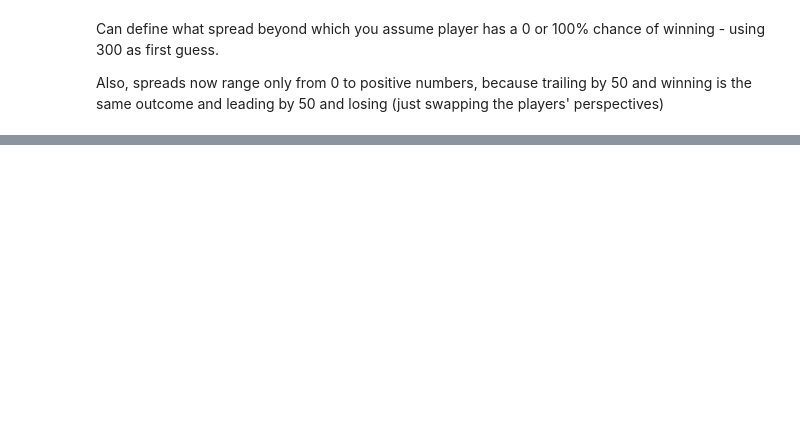
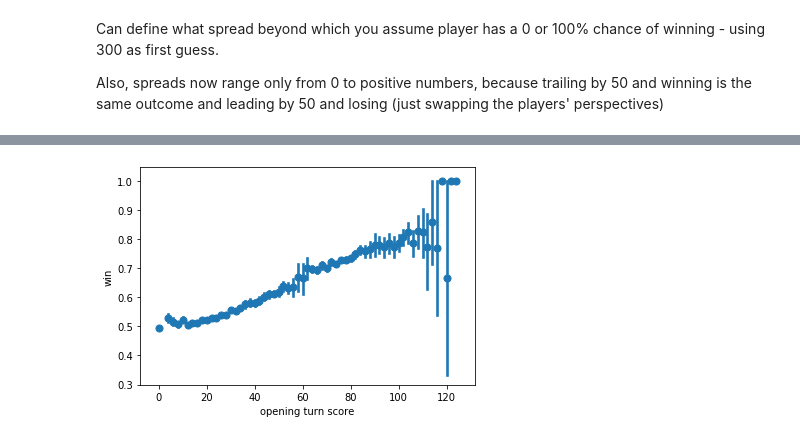
Before and after one commit to domino14/macondo, a Jupyter notebook: notebooks/win_pct/calculate_win_percentages.ipynb, the cells around one changed output, grey strips where cells are left out. Cells and saved outputs as stored; diff of their text form; code cells hidden in the pictures; blank space fills up the shorter version.

```diff
--- a/notebooks/win_pct/calculate_win_percentages.ipynb
+++ b/notebooks/win_pct/calculate_win_percentages.ipynb
@@ -111,0 +284,6 @@ plt.savefig('win_pct.jpg')
+# %%
+fig,ax=plt.subplots()
+sns.regplot(x='opening turn score',y='win',data=tst_df,x_estimator=np.mean,ax=ax,fit_reg=False)
+plt.savefig('regression_plot_no_fitline.png')
+# %% [output]
+[figure, added]
```
Also changed, not shown: parts of 19 cells of this notebook.
